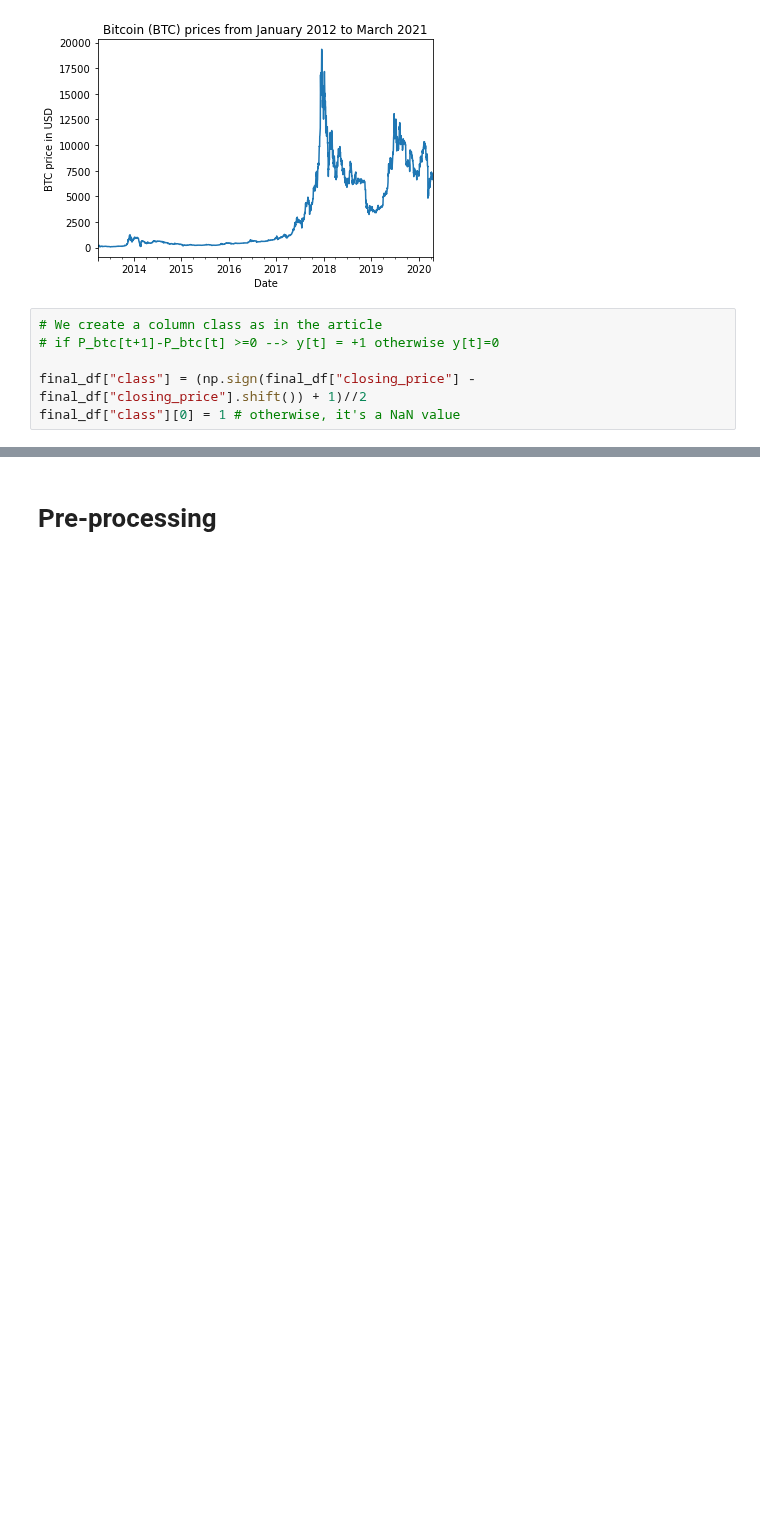
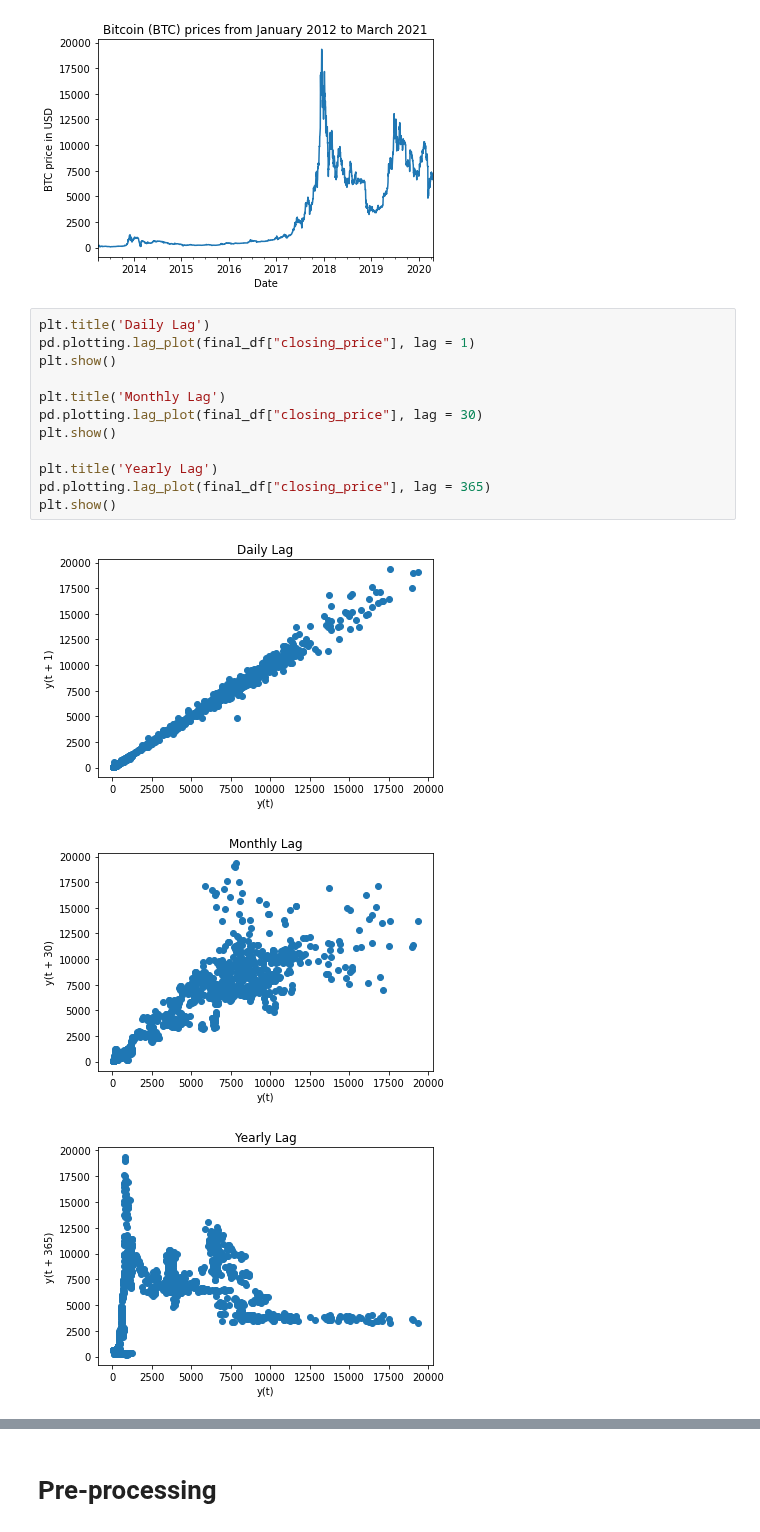
Before and after one commit to rafaelbrutti/MVA, a Jupyter notebook: ML - Time Series/Time-series forecasting of Bitcoin Prices/project.ipynb, the cells around one changed output, grey strips where cells are left out. Saved outputs shown, nothing was run; the diff lists cells and outputs as text; blank space fills up the shorter version.

Commit message:
add lag plots

```diff
--- a/ML - Time Series/Time-series forecasting of Bitcoin Prices/project.ipynb
+++ b/ML - Time Series/Time-series forecasting of Bitcoin Prices/project.ipynb
@@ -455,9 +458,19 @@ plt.ylabel("BTC price in USD")
 plt.show()
 # %% [output]
 [figure]
-# %%
-# We create a column class as in the article
-# if P_btc[t+1]-P_btc[t] >=0 --> y[t] = +1 otherwise y[t]=0
-
-final_df["class"] = (np.sign(final_df["closing_price"] - final_df["closing_price"].shift()) + 1)//2
-final_df["class"][0] = 1 # otherwise, it's a NaN value
+# %%
+plt.title('Daily Lag')
+pd.plotting.lag_plot(final_df["closing_price"], lag = 1)
+plt.show()
+
+plt.title('Monthly Lag')
+pd.plotting.lag_plot(final_df["closing_price"], lag = 30)
+plt.show()
+
+plt.title('Yearly Lag')
+pd.plotting.lag_plot(final_df["closing_price"], lag = 365)
+plt.show()
+# %% [output]
+[figure, added]
+[figure, added]
+[figure, added]
```
Also changed, not shown: parts of 29 cells of this notebook.
